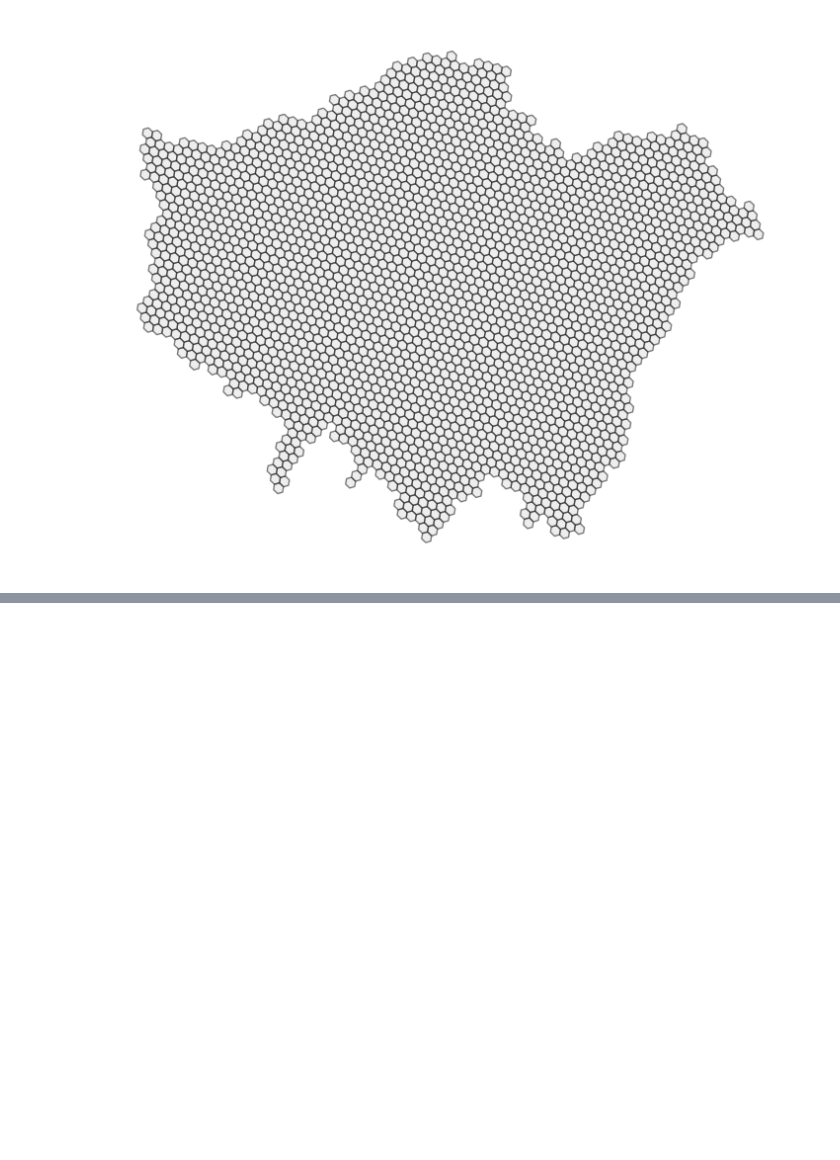
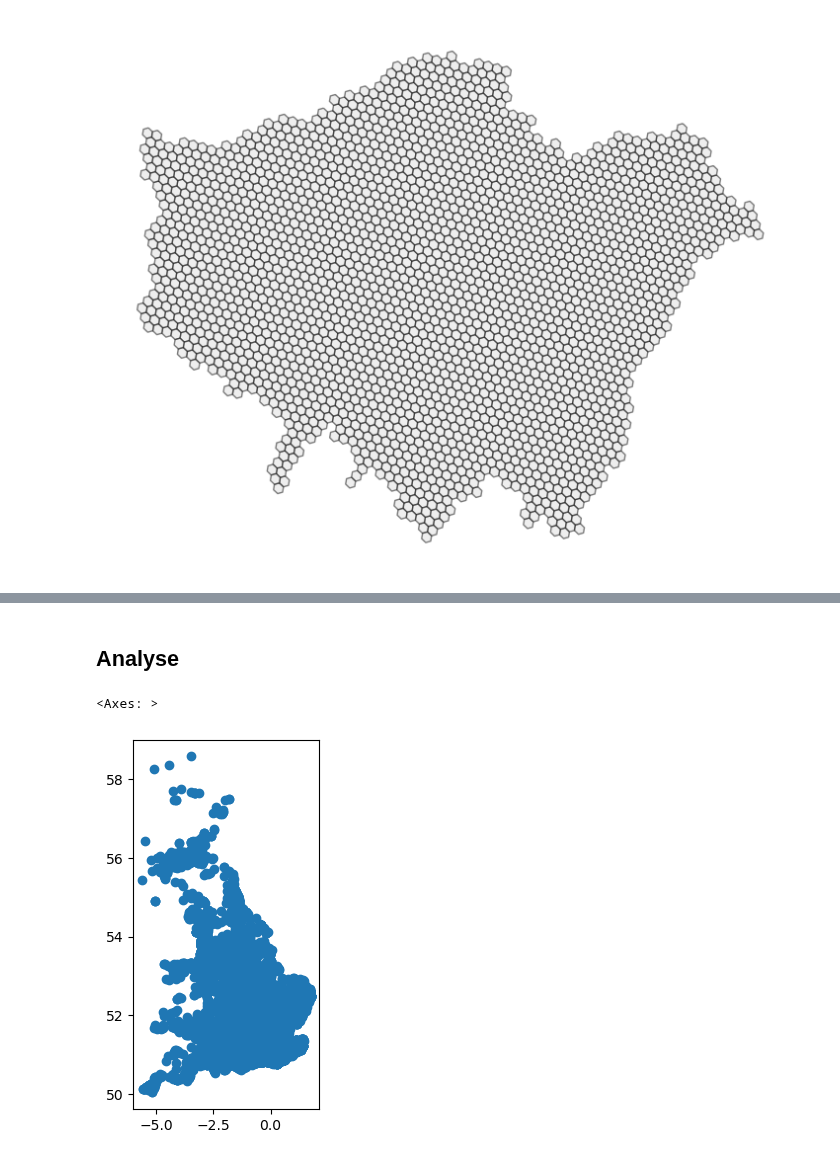
Before and after one commit to Lisa-Ho/30-day-map-challenge, a Jupyter notebook: 2023/stats19/london-accidents.ipynb, the cells around one changed output, grey strips where cells are left out. Saved outputs shown, nothing was run; the diff lists cells and outputs as text; code cells hidden in the pictures; blank space fills up the shorter version.

```diff
--- a/2023/stats19/london-accidents.ipynb
+++ b/2023/stats19/london-accidents.ipynb
@@ -106,0 +135,8 @@ gdf_poly.head()
+# %%
+# reduce dataframe to relevant columns
+df = data["collision"][coll_cols]
+
+# match codes against labels
+for column in ["accident_severity", "day_of_week", 'first_road_class', 'road_type', 'junction_detail',]:
+    _filter = labels["field name"]==column
+    df.loc[:, column] = df.loc[:, column].map(dict(zip(labels[_filter]["code/format"], labels[_filter]["label"])))
@@ -106,0 +149,7 @@ gdf_poly.head()
+# %%
+# merge with casualties
+data["casualty"]["casualty_group"] = data["casualty"]["casualty_type"].map(classes)
+cas_caused = data["casualty"].groupby(["accident_index",
+                                 "casualty_group"])["accident_index"].count().unstack().fillna(0)
+cas_caused = cas_caused.add_prefix('Cas_').reset_index()
+df = pd.merge(df, cas_caused, left_on="accident_index", right_on="accident_index", how="left")
@@ -106,0 +215,7 @@ gdf_poly.head()
+# %% [markdown]
+## Analyse
+# %%
+gdf[gdf["Pedal cycle"]>0].plot()
+# %% [output]
+<Axes: >
+[figure, added]
```
Also changed, not shown: parts of 13 cells of this notebook.
